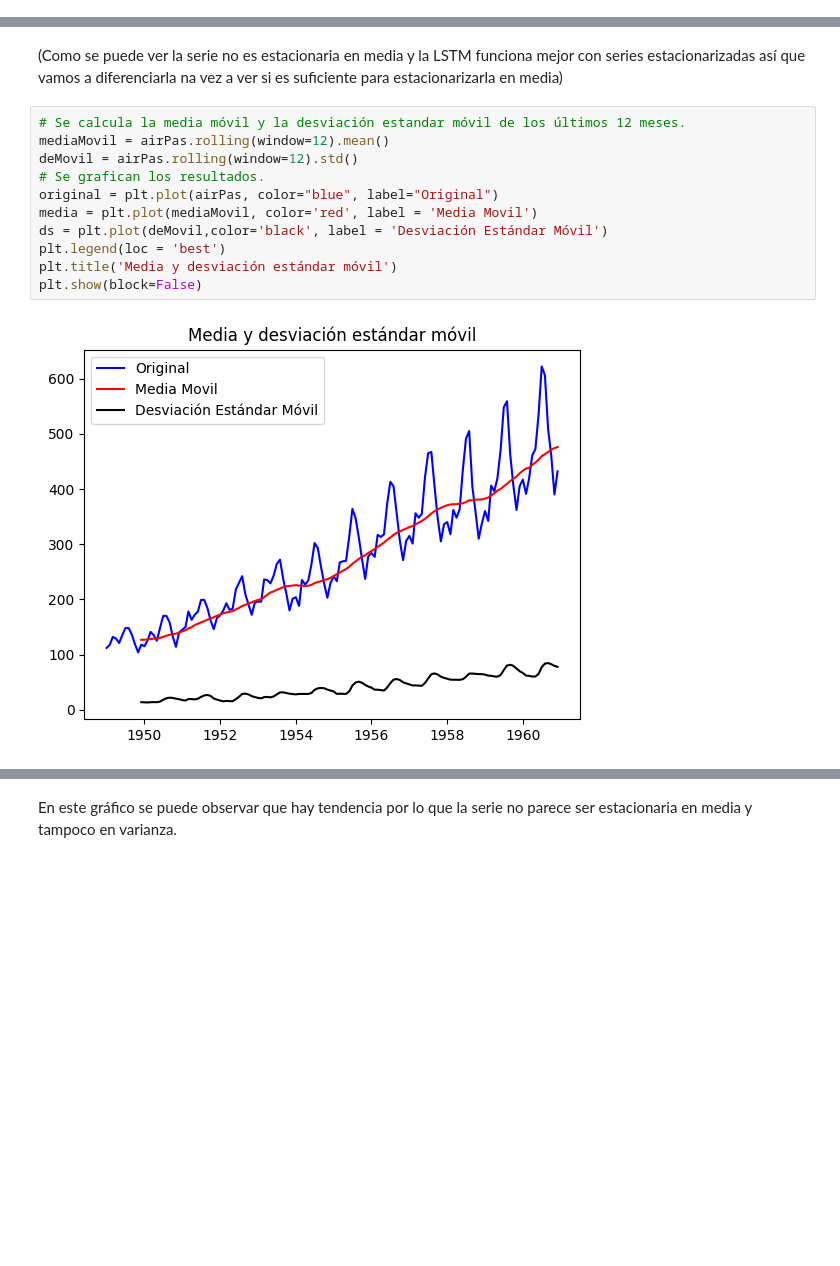
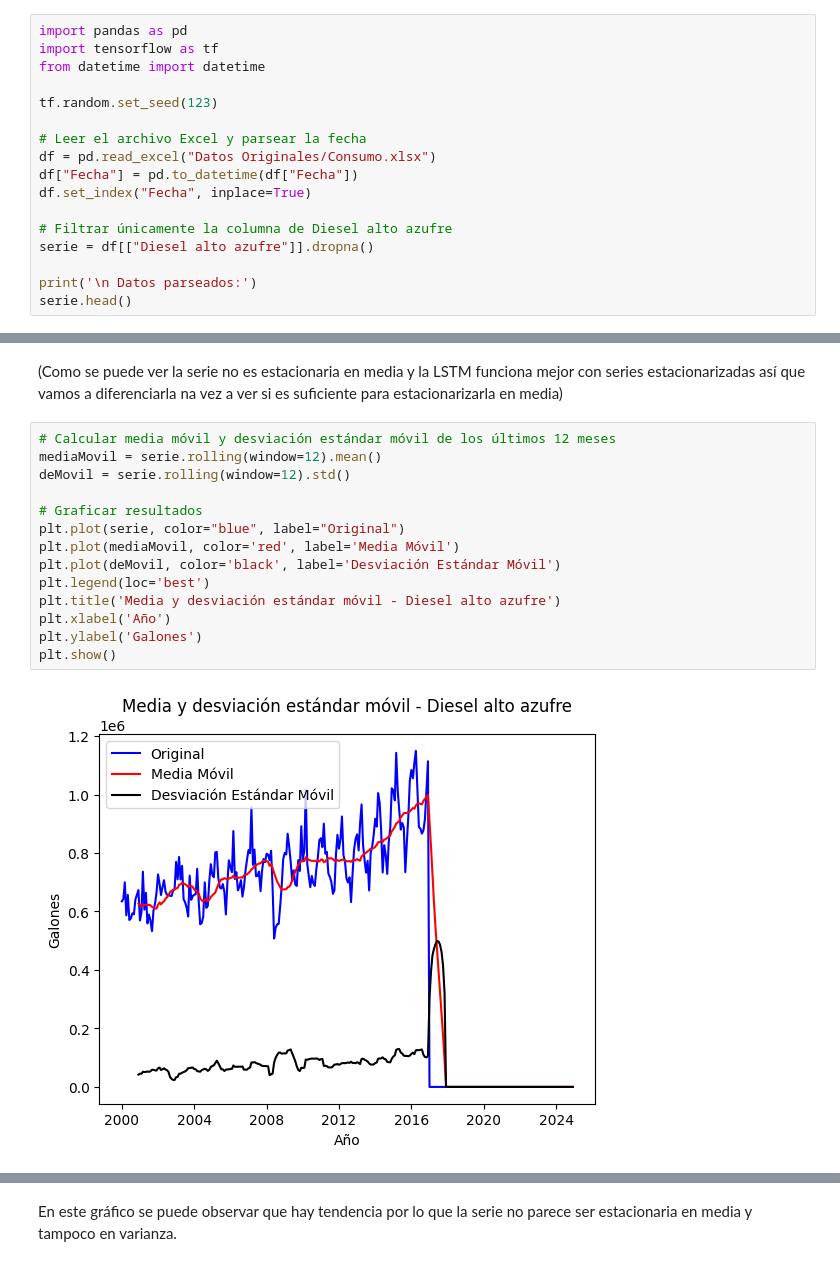
Before and after one commit to michellemej22596/Laboratorio-01-Series-de-Tiempo, a Jupyter notebook: ConsumoDiesel_Lab2.ipynb, the cells around one changed output, grey strips where cells are left out. Drawn from its saved outputs; the diff is of its cells as text; blank space fills up the shorter version.

```diff
--- a/ConsumoDiesel_Lab2.ipynb
+++ b/ConsumoDiesel_Lab2.ipynb
@@ -60,0 +20,17 @@ airPas.head()
+# %%
+import pandas as pd
+import tensorflow as tf
+from datetime import datetime
+
+tf.random.set_seed(123)
+
+# Leer el archivo Excel y parsear la fecha
+df = pd.read_excel("Datos Originales/Consumo.xlsx")
+df["Fecha"] = pd.to_datetime(df["Fecha"])
+df.set_index("Fecha", inplace=True)
+
+# Filtrar únicamente la columna de Diesel alto azufre
+serie = df[["Diesel alto azufre"]].dropna()
+
+print('\n Datos parseados:')
+serie.head()
@@ -69,16 +54,19 @@ plt.show()
 # %% [markdown]
 (Como se puede ver la serie no es estacionaria en media y la LSTM funciona mejor con series estacionarizadas así que vamos a diferenciarla na vez a ver si es suficiente para estacionarizarla en media)
 # %%
-# Se calcula la media móvil y la desviación estandar móvil de los últimos 12 meses.
-mediaMovil = airPas.rolling(window=12).mean()
-deMovil = airPas.rolling(window=12).std()
-# Se grafican los resultados.
-original = plt.plot(airPas, color="blue", label="Original")
-media = plt.plot(mediaMovil, color='red', label = 'Media Movil')
-ds = plt.plot(deMovil,color='black', label = 'Desviación Estándar Móvil')
-plt.legend(loc = 'best')
-plt.title('Media y desviación estándar móvil')
-plt.show(block=False)
+# Calcular media móvil y desviación estándar móvil de los últimos 12 meses
+mediaMovil = serie.rolling(window=12).mean()
+deMovil = serie.rolling(window=12).std()
+
+# Graficar resultados
+plt.plot(serie, color="blue", label="Original")
+plt.plot(mediaMovil, color='red', label='Media Móvil')
+plt.plot(deMovil, color='black', label='Desviación Estándar Móvil')
+plt.legend(loc='best')
+plt.title('Media y desviación estándar móvil - Diesel alto azufre')
+plt.xlabel('Año')
+plt.ylabel('Galones')
+plt.show()
 # %% [output]
-[figure, old version]
+[figure, new version]
 # %%
```
Also changed, not shown: parts of 38 cells of this notebook.
